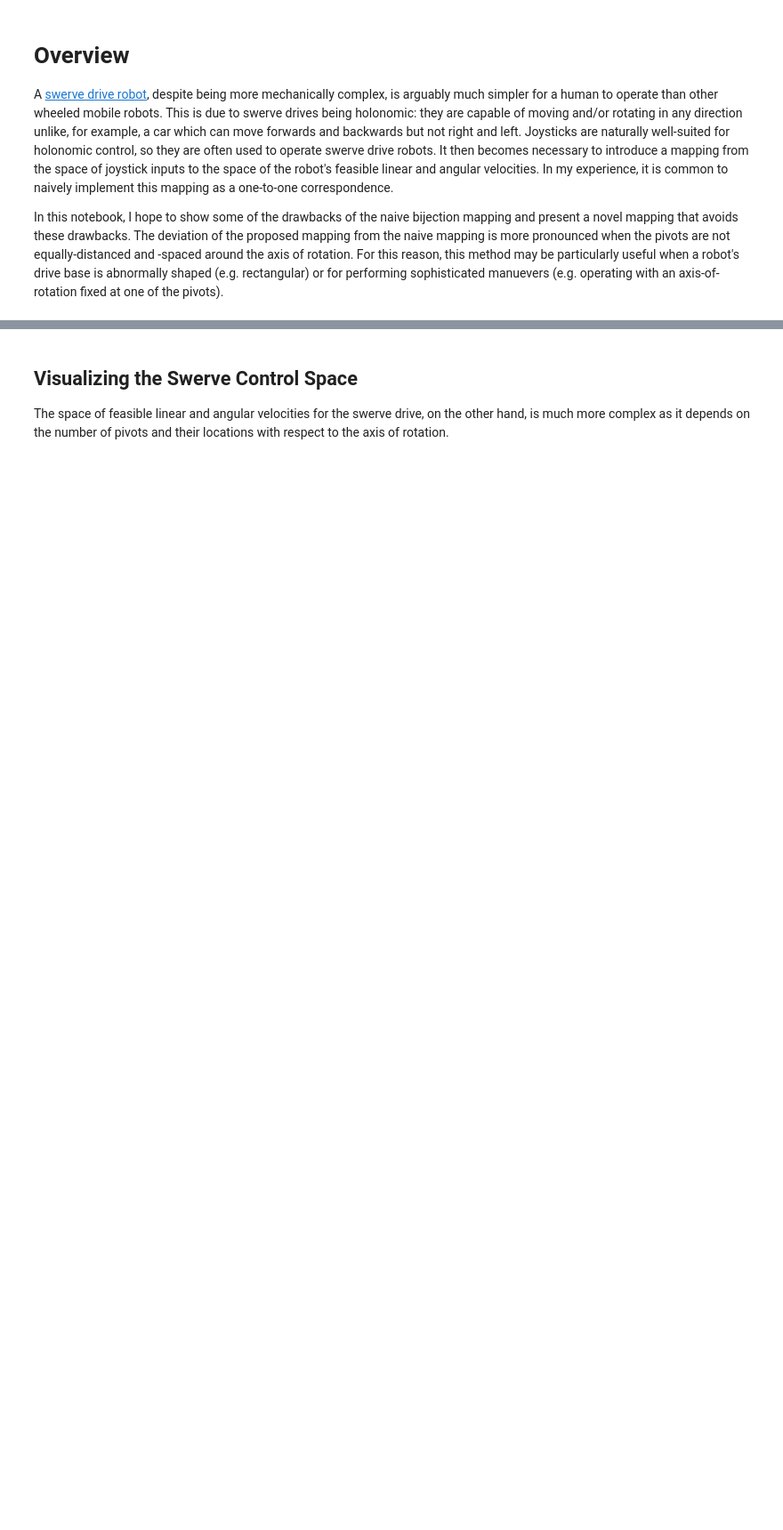
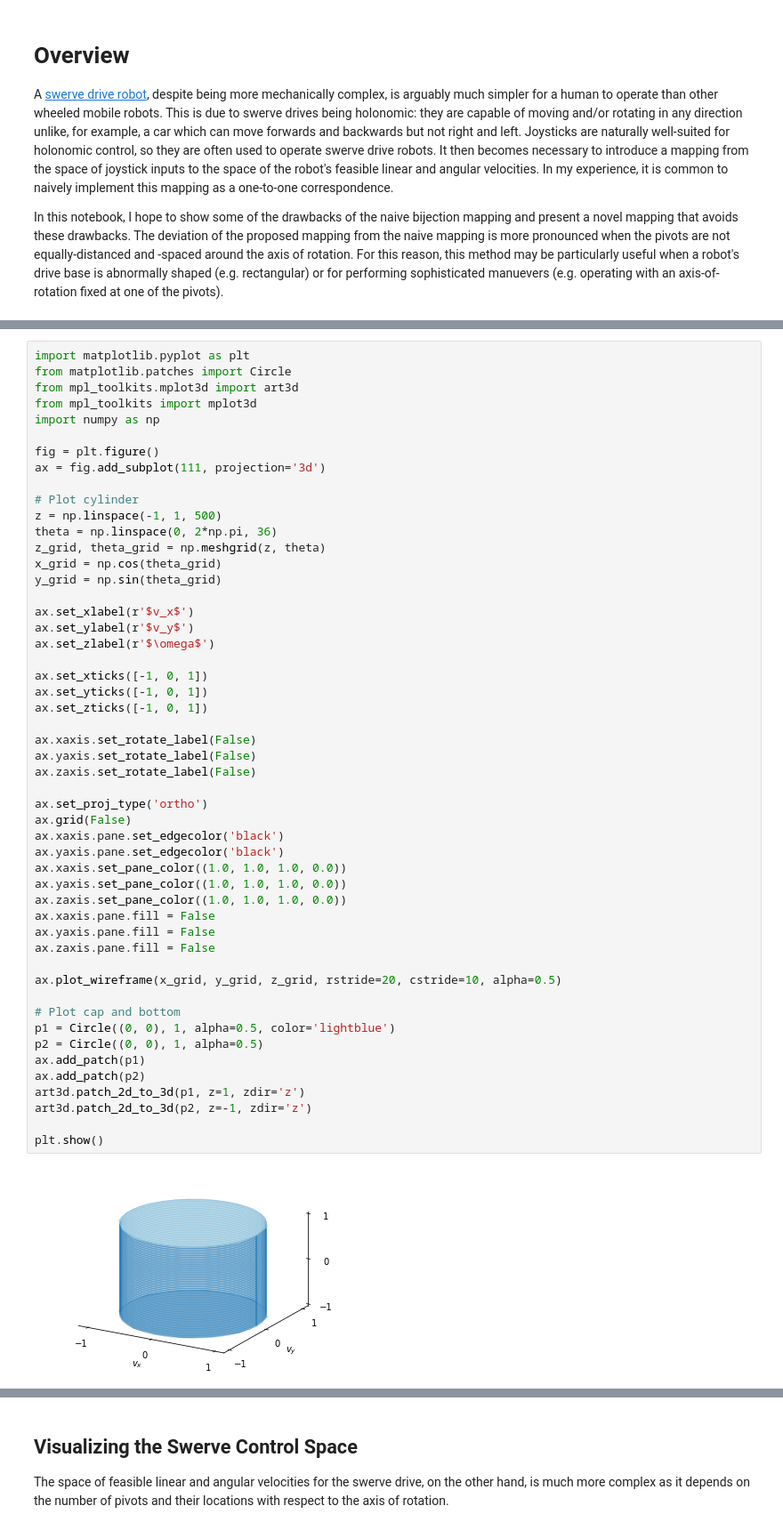
Before and after one commit to mlebermann/swerve_joystick_mapping, a Jupyter notebook: swerve_joystick_mapping.ipynb, the cells around one changed output, grey strips where cells are left out. Shown: that part at 89% size. Saved outputs shown, nothing was run; the diff lists cells and outputs as text; blank space fills up the shorter version.

Commit message:
Added Joystick Input Visualization

```diff
--- a/swerve_joystick_mapping.ipynb
+++ b/swerve_joystick_mapping.ipynb
@@ -28,3 +28,56 @@ Given that swerve drives require two control vectors, it is natural for a swerve
 Note that joystick variables which range from -1 to 1 will be denoted in a serif font (e.g. $\vec{\mathrm{v}}$ and $\vec{\mathrm{w}}$) and real variables which are constrained by the robot's physical limitations will be denoted in a script font (e.g. $\vec{v}$ and $\vec{\omega}$).
 
 If we plot the three degrees of freedom in the joystick inputs ($\mathrm{v}_x$, $\mathrm{v}_y$, and $\mathrm{w}$), we discover that the joystick input space is cylindrical.
+# %%
+import matplotlib.pyplot as plt
+from matplotlib.patches import Circle
+from mpl_toolkits.mplot3d import art3d
+from mpl_toolkits import mplot3d
+import numpy as np
+
+fig = plt.figure()
+ax = fig.add_subplot(111, projection='3d')
+
+# Plot cylinder
+z = np.linspace(-1, 1, 500)
+theta = np.linspace(0, 2*np.pi, 36)
+z_grid, theta_grid = np.meshgrid(z, theta)
+x_grid = np.cos(theta_grid)
+y_grid = np.sin(theta_grid)
+
+ax.set_xlabel(r'$v_x$')
+ax.set_ylabel(r'$v_y$')
+ax.set_zlabel(r'$\omega$')
+
+ax.set_xticks([-1, 0, 1])
+ax.set_yticks([-1, 0, 1])
+ax.set_zticks([-1, 0, 1])
+
+ax.xaxis.set_rotate_label(False)
+ax.yaxis.set_rotate_label(False)
+ax.zaxis.set_rotate_label(False)
+
+ax.set_proj_type('ortho')
+ax.grid(False)
+ax.xaxis.pane.set_edgecolor('black')
+ax.yaxis.pane.set_edgecolor('black')
+ax.xaxis.set_pane_color((1.0, 1.0, 1.0, 0.0))
+ax.yaxis.set_pane_color((1.0, 1.0, 1.0, 0.0))
+ax.zaxis.set_pane_color((1.0, 1.0, 1.0, 0.0))
+ax.xaxis.pane.fill = False
+ax.yaxis.pane.fill = False
+ax.zaxis.pane.fill = False
+
+ax.plot_wireframe(x_grid, y_grid, z_grid, rstride=20, cstride=10, alpha=0.5)
+
+# Plot cap and bottom
+p1 = Circle((0, 0), 1, alpha=0.5, color='lightblue')
+p2 = Circle((0, 0), 1, alpha=0.5)
+ax.add_patch(p1)
+ax.add_patch(p2)
+art3d.patch_2d_to_3d(p1, z=1, zdir='z')
+art3d.patch_2d_to_3d(p2, z=-1, zdir='z')
+
+plt.show()
+# %% [output]
+[figure, added]
```
Also changed, not shown: parts of 2 cells of this notebook.
